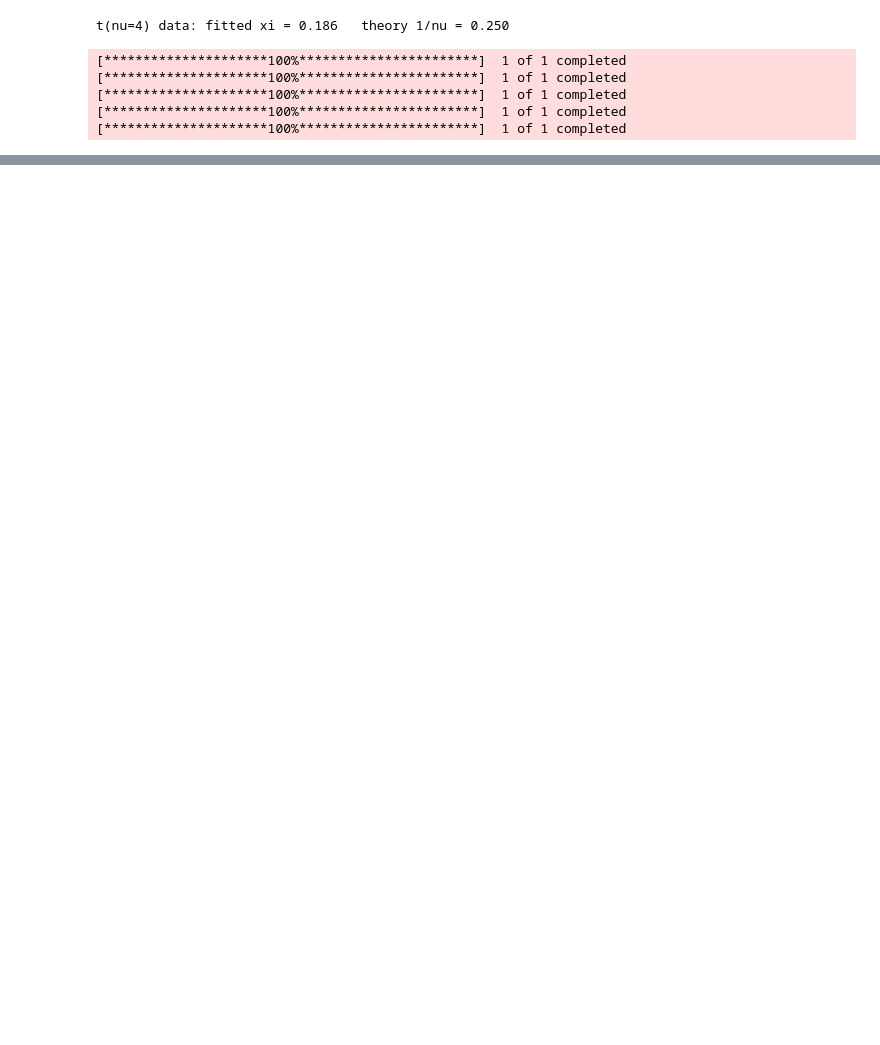
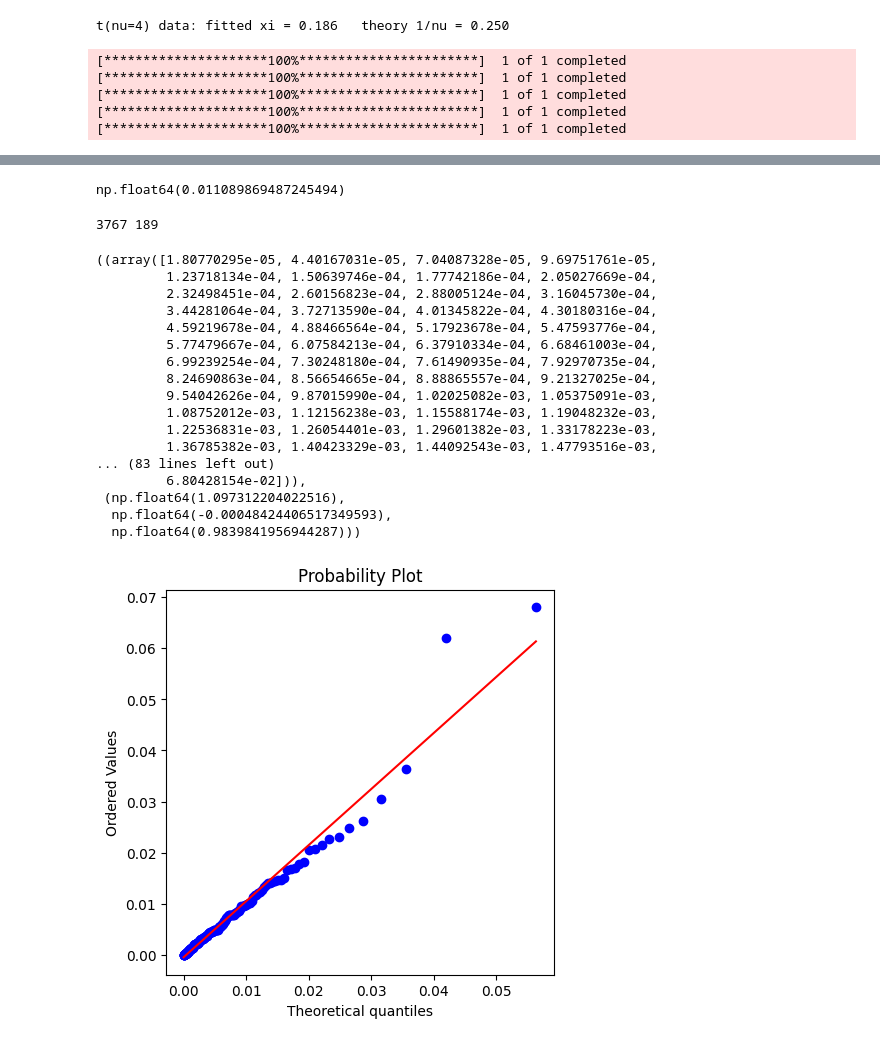
Before and after one commit to amanpoonia/SBeta_preparation, a Jupyter notebook: Risk/EVT_VaR.ipynb, the cells around one changed output, grey strips where cells are left out. Drawn from its saved outputs; the diff is of its cells as text; code cells hidden in the pictures; blank space fills up the shorter version.

```diff
--- a/Risk/EVT_VaR.ipynb
+++ b/Risk/EVT_VaR.ipynb
@@ -94,0 +134,42 @@ for q, u, k, xi_ in zip(qs[::5], us[::5], n_exc[::5], xis[::5]):
+# %%
+uT = np.quantile(l, .95)
+uT
+# %% [output]
+np.float64(0.011089869487245494)
+# %%
+'''
+now we decide the threhold limit, which is 95%
+and based on that the threshold for losses
+uThreshold = np.quantile(l, .95)
+'''
+thresh = 0.95
+u_thresh = np.quantile(l, thresh)
+ex_loss = l[l > uT] - uT
+xi, _, beta = genpareto.fit(ex_loss, floc=0)
+
+n, nu = len(l), len(ex_loss)
+print(f'{n} {nu}')
+
+# Q-Q Plot
+fig, ax = plt.subplots(figsize=(5,5))
+probplot(ex_loss, dist=genpareto, sparams=(xi, 0, beta), plot=ax)
+# %% [output]
+3767 189
+((array([1.80770295e-05, 4.40167031e-05, 7.04087328e-05, 9.69751761e-05,
+         1.23718134e-04, 1.50639746e-04, 1.77742186e-04, 2.05027669e-04,
+         2.32498451e-04, 2.60156823e-04, 2.88005124e-04, 3.16045730e-04,
+         3.44281064e-04, 3.72713590e-04, 4.01345822e-04, 4.30180316e-04,
+         4.59219678e-04, 4.88466564e-04, 5.17923678e-04, 5.47593776e-04,
+         5.77479667e-04, 6.07584213e-04, 6.37910334e-04, 6.68461003e-04,
+         6.99239254e-04, 7.30248180e-04, 7.61490935e-04, 7.92970735e-04,
+         8.24690863e-04, 8.56654665e-04, 8.88865557e-04, 9.21327025e-04,
+         9.54042626e-04, 9.87015990e-04, 1.02025082e-03, 1.05375091e-03,
+         1.08752012e-03, 1.12156238e-03, 1.15588174e-03, 1.19048232e-03,
+         1.22536831e-03, 1.26054401e-03, 1.29601382e-03, 1.33178223e-03,
+         1.36785382e-03, 1.40423329e-03, 1.44092543e-03, 1.47793516e-03,
+... (83 lines left out)
+         6.80428154e-02])),
+ (np.float64(1.097312204022516),
+  np.float64(-0.00048424406517349593),
+  np.float64(0.9839841956944287)))
+[figure, added]
```
Also changed, not shown: parts of 8 cells of this notebook.
